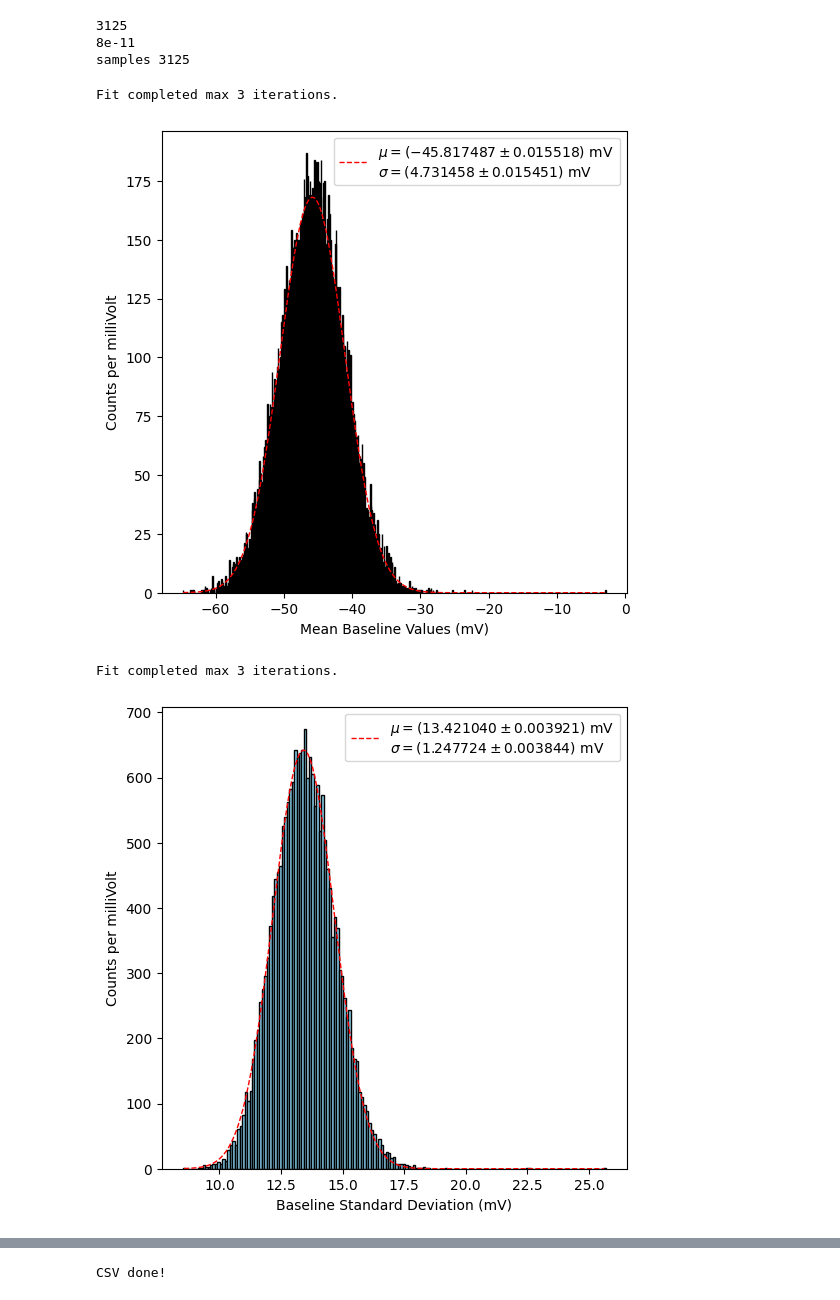
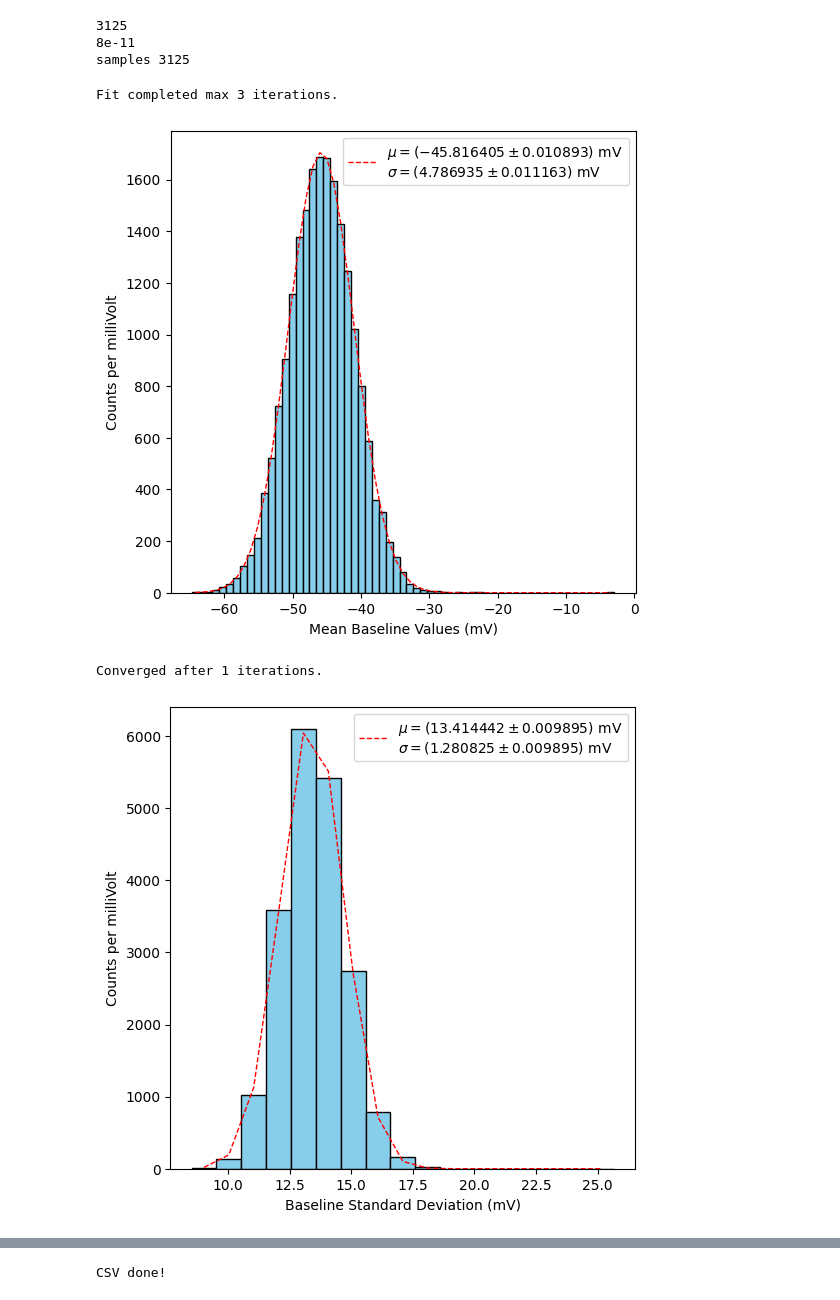
Before and after one commit to hhuckvale/DMProject, a Jupyter notebook: Muon_Calibration/muon_cal_processing.ipynb, the cells around one changed output, grey strips where cells are left out. Drawn from its saved outputs; the diff is of its cells as text; code cells hidden in the pictures.

Commit message:
muonstuff and getting graphs

```diff
--- a/Muon_Calibration/muon_cal_processing.ipynb
+++ b/Muon_Calibration/muon_cal_processing.ipynb
@@ -138,7 +126,7 @@ def gaussian_mb(mean_b_array_mV, amp,  mu, sigma):
     gauss_mb = amp * (1 / (sigma * np.sqrt(2 * np.pi))) * np.exp((-0.5 * (mean_b_array_mV - mu)**2)/ sigma**2)
     return gauss_mb
 
-bm_number_of_bins = int((np.max(mean_b_array_mV)-np.min(mean_b_array_mV))/0.1) #chosen 1 bin = 0.1 mV
+bm_number_of_bins = int((np.max(mean_b_array_mV)-np.min(mean_b_array_mV))/1) #chosen 1 bin = 1 mV
 n, bins, patches = plt.hist(mean_b_array_mV, bins=bm_number_of_bins, color = 'skyblue', edgecolor = 'black')
 bin_centers = 0.5 * (bins[1:] + bins[:-1])
 
@@ -213,7 +201,7 @@ def gaussian_sb(sigma_b_array_mV, amp,  mu, sigma):
     gauss_sb = amp * (1 / (sigma * np.sqrt(2 * np.pi))) * np.exp((-0.5 * (sigma_b_array_mV - mu)**2)/ sigma**2)
     return gauss_sb
 
-sb_number_of_bins = int((np.max(sigma_b_array_mV)-np.min(sigma_b_array_mV))/0.1) #chosen 1 bin = 0.1mV
+sb_number_of_bins = int((np.max(sigma_b_array_mV)-np.min(sigma_b_array_mV))/1) #chosen 1 bin = 1mV
 n, bins, patches = plt.hist(sigma_b_array_mV, bins=sb_number_of_bins, color='skyblue', edgecolor='black')
 bin_centers = 0.5 * (bins[1:] + bins[:-1])
 MAX_ITERATIONS = 3
@@ -287,7 +275,7 @@ else:
 # histogram for Peak Amplitudes
 plt.figure(figsize=(6, 6))
 all_amplitudes_mV = all_amplitudes * 1000
-amp_number_of_bins = int((np.max(all_amplitudes_mV)-np.min(all_amplitudes_mV))/0.1) #chosen 1 bin = 0.1mV
+amp_number_of_bins = int((np.max(all_amplitudes_mV)-np.min(all_amplitudes_mV))/1) #chosen 1 bin = 1mV
 plt.hist(all_amplitudes_mV, bins=amp_number_of_bins, color='skyblue', edgecolor='black')
 #plt.xlim(0,250)
 #plt.ylim(0,80)
@@ -296,34 +284,34 @@ plt.ylabel('Counts per milliVolt')
 plt.show()
 
 
 
 
 # histogram of Peak Times
 plt.figure(figsize=(6, 6))
 all_peak_times_ns = all_peak_times *1e9
 pt_number_of_bins = int((np.max(all_peak_times_ns)-np.min(all_peak_times_ns))/0.1) #chosen 1 bin = 0.1ns
 plt.hist(all_peak_times_ns, bins=pt_number_of_bins, color='skyblue', edgecolor='black')
 #plt.xlim(-1,13)
 #plt.ylim(0,2000)
 plt.xlabel('Position of Pulse Amplitude on Timebase (ns)')
 plt.ylabel('Counts per nanosecond')
 plt.show()
 
 
 
 # histogram of pulse integrals in units of charge
 Resistance = ((1/10000) + (1/50))**(-1)
 all_integrals_picocharge = (all_integrals * 1e12) / Resistance
 plt.figure(figsize=(6, 6))
-int_number_of_bins = int((np.max(all_integrals_picocharge)-np.min(all_integrals_picocharge))/0.1) #chosen 1 bin = 0.1 pC
+int_number_of_bins = int((np.max(all_integrals_picocharge)-np.min(all_integrals_picocharge))/10) #chosen 1 bin = 10 pC
 plt.hist(all_integrals_picocharge, bins=int_number_of_bins, color='skyblue', edgecolor='black')
 #plt.xlim(-5, 100)
 #plt.ylim(0,1500)
 plt.xlabel('Pulse Integrals (pC)')
 plt.ylabel('Counts / 0.1 pC')
 plt.show()
 # %% [output]
 Fit completed max 3 iterations.
-[figure, old version]
+[figure, new version]
-Fit completed max 3 iterations.
+Converged after 1 iterations.
-[figure, old version]
+[figure, new version]
```
Also changed, not shown: parts of 6 cells of this notebook, 4 other files.
